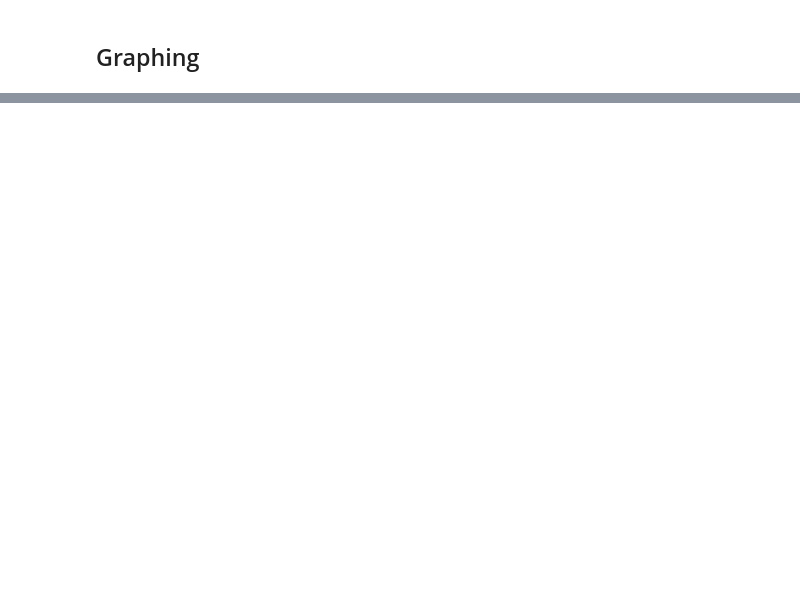
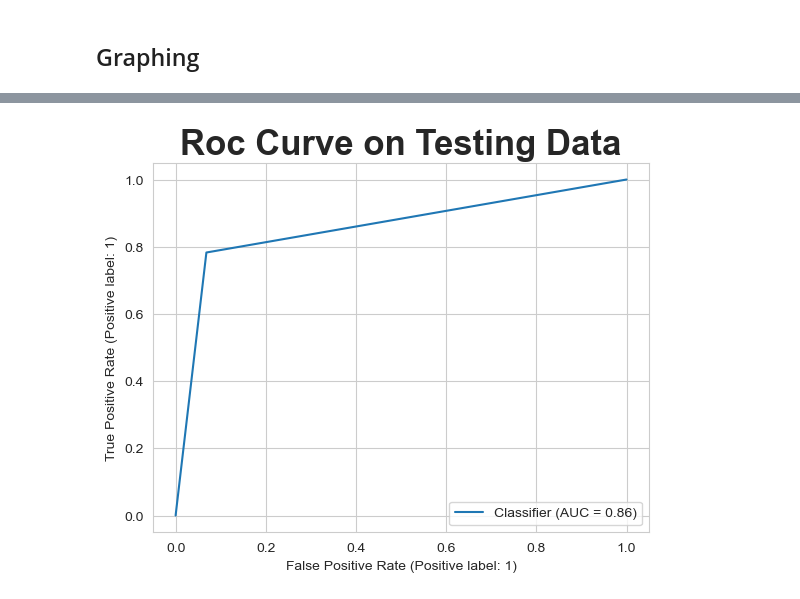
Before and after one commit to annabchox/deepfake-detector, a Jupyter notebook: Code/Main/Testing/Best_Models_NN.ipynb, the cells around one changed output, grey strips where cells are left out. Cells and saved outputs as stored; diff of their text form; code cells hidden in the pictures; blank space fills up the shorter version.

```diff
--- a/Code/Main/Testing/Best_Models_NN.ipynb
+++ b/Code/Main/Testing/Best_Models_NN.ipynb
@@ -76,0 +151,33 @@ models are also modular -> future training is very easy
+# %%
+# Get dataset as array
+dataset_as_array = list(test_ds.as_numpy_iterator())
+
+# Separate Image and Label Arrays
+label_batches = [dataset_as_array[i][1] for i in range(len(dataset_as_array))]
+image_batches = [dataset_as_array[i][0] for i in range(len(dataset_as_array))]
+
+# Unpack Image and Label Batches into Single Array
+unpacked_label_batches = np.vstack(label_batches)
+unpacked_image_batches = np.vstack(image_batches)
+
+# Get predictions in batches
+predicted_probs = []
+
+for i in range(0, 11000, 1000):
+    if i + 1000 < 10910:
+        preds = model.predict(unpacked_image_batches[i:i+1000])
+        predicted_probs.append(preds)
+    else:
+        preds = model.predict(unpacked_image_batches[i:])
+        predicted_probs.append(preds)
+
+# Get true and predicted values as arrays
+y_true = unpacked_label_batches
+y_pred_probs = np.vstack(predicted_probs)
+y_preds = np.round(y_pred_probs)
+# %%
+RocCurveDisplay.from_predictions(y_true, y_preds)
+plt.title("Roc Curve on Testing Data", **config.title_font)
+# plt.savefig("../../../Images/v2b0_roc.png");
+# %% [output]
+[figure, added]
```
Also changed, not shown: parts of 17 cells of this notebook, 9 other files.
